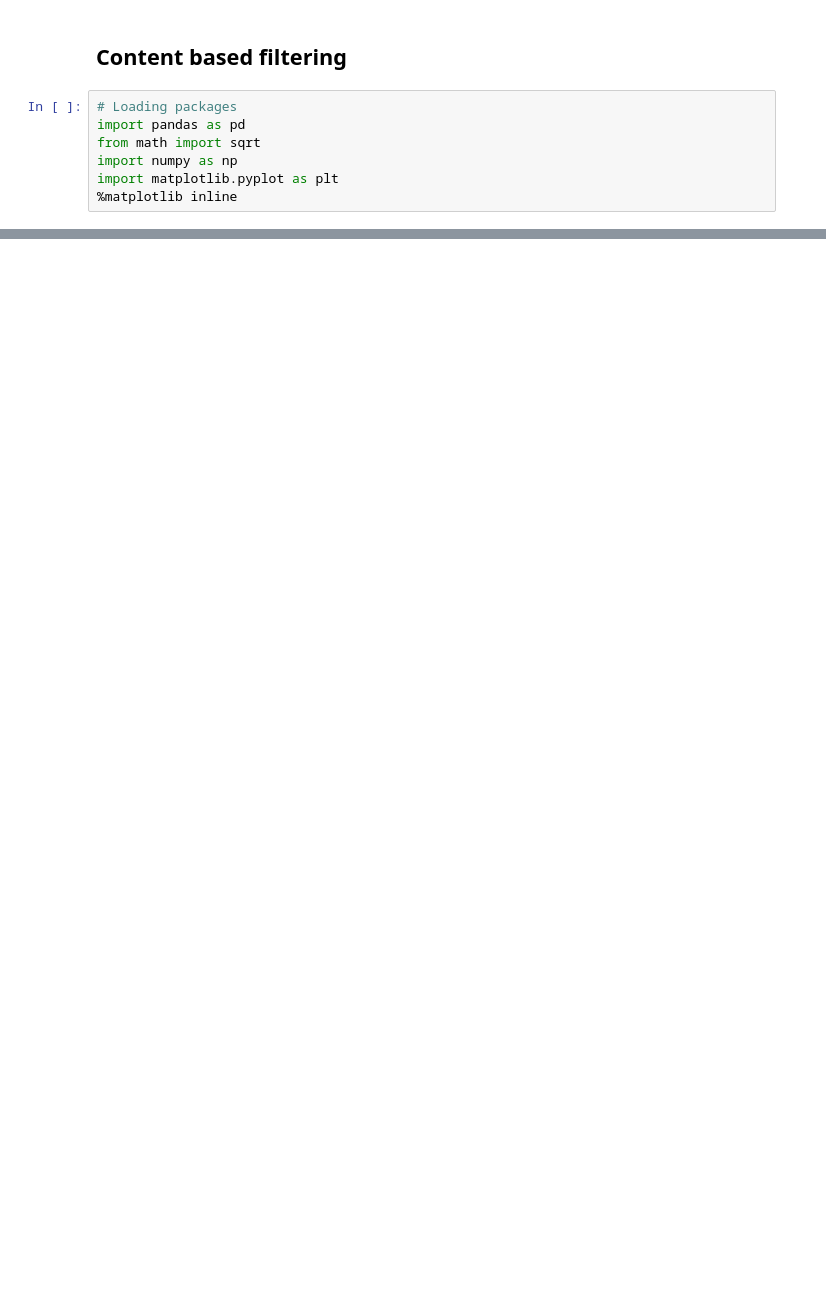
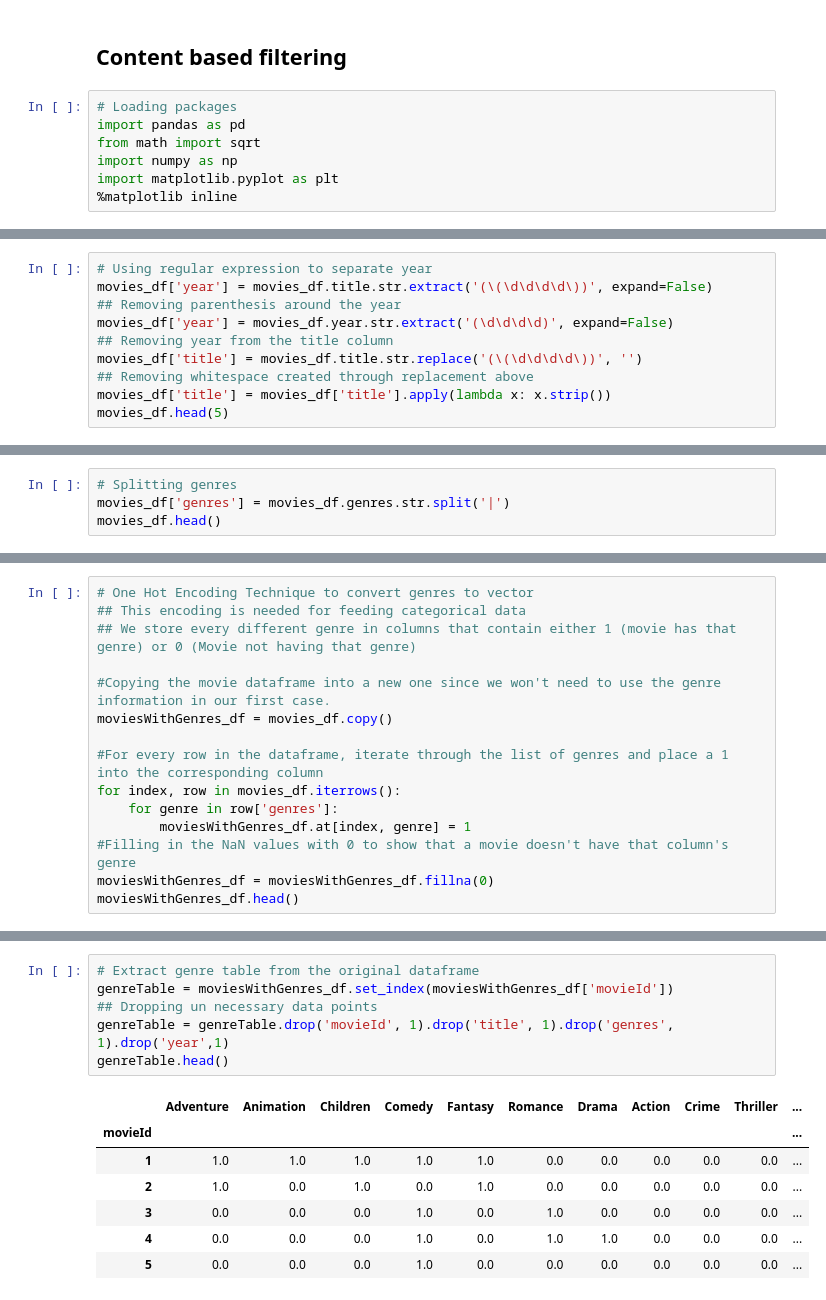
Before and after one commit to krishnakesari/AI-Engineering, a Jupyter notebook: Content Based Filtering.ipynb, the cells around one changed output, grey strips where cells are left out. Cells and saved outputs as stored; diff of their text form; blank space fills up the shorter version.

```diff
--- a/Content Based Filtering.ipynb
+++ b/Content Based Filtering.ipynb
@@ -33,0 +22,10 @@ print(movies_df)
+# %%
+# Using regular expression to separate year
+movies_df['year'] = movies_df.title.str.extract('(\(\d\d\d\d\))', expand=False)
+## Removing parenthesis around the year
+movies_df['year'] = movies_df.year.str.extract('(\d\d\d\d)', expand=False)
+## Removing year from the title column
+movies_df['title'] = movies_df.title.str.replace('(\(\d\d\d\d\))', '')
+## Removing whitespace created through replacement above
+movies_df['title'] = movies_df['title'].apply(lambda x: x.strip())
+movies_df.head(5)
@@ -33,0 +39,4 @@ print(movies_df)
+# %%
+# Splitting genres
+movies_df['genres'] = movies_df.genres.str.split('|')
+movies_df.head()
@@ -33,0 +50,15 @@ print(movies_df)
+# %%
+# One Hot Encoding Technique to convert genres to vector
+## This encoding is needed for feeding categorical data
+## We store every different genre in columns that contain either 1 (movie has that genre) or 0 (Movie not having that genre)
+
+#Copying the movie dataframe into a new one since we won't need to use the genre information in our first case.
+moviesWithGenres_df = movies_df.copy()
+
+#For every row in the dataframe, iterate through the list of genres and place a 1 into the corresponding column
+for index, row in movies_df.iterrows():
+    for genre in row['genres']:
+        moviesWithGenres_df.at[index, genre] = 1
+#Filling in the NaN values with 0 to show that a movie doesn't have that column's genre
+moviesWithGenres_df = moviesWithGenres_df.fillna(0)
+moviesWithGenres_df.head()
@@ -33,0 +179,14 @@ print(movies_df)
+# %%
+# Extract genre table from the original dataframe
+genreTable = moviesWithGenres_df.set_index(moviesWithGenres_df['movieId'])
+## Dropping un necessary data points
+genreTable = genreTable.drop('movieId', 1).drop('title', 1).drop('genres', 1).drop('year',1)
+genreTable.head()
+# %% [output]
+|  | Adventure | Animation | Children | Comedy | Fantasy | Romance | Drama | Action | Crime | Thriller | ... |
+| movieId |  |  |  |  |  |  |  |  |  |  | ... |
+| 1 | 1.0 | 1.0 | 1.0 | 1.0 | 1.0 | 0.0 | 0.0 | 0.0 | 0.0 | 0.0 | ... |
+| 2 | 1.0 | 0.0 | 1.0 | 0.0 | 1.0 | 0.0 | 0.0 | 0.0 | 0.0 | 0.0 | ... |
+| 3 | 0.0 | 0.0 | 0.0 | 1.0 | 0.0 | 1.0 | 0.0 | 0.0 | 0.0 | 0.0 | ... |
+| 4 | 0.0 | 0.0 | 0.0 | 1.0 | 0.0 | 1.0 | 1.0 | 0.0 | 0.0 | 0.0 | ... |
+| 5 | 0.0 | 0.0 | 0.0 | 1.0 | 0.0 | 0.0 | 0.0 | 0.0 | 0.0 | 0.0 | ... |
```
Also changed, not shown: parts of 17 cells of this notebook.
